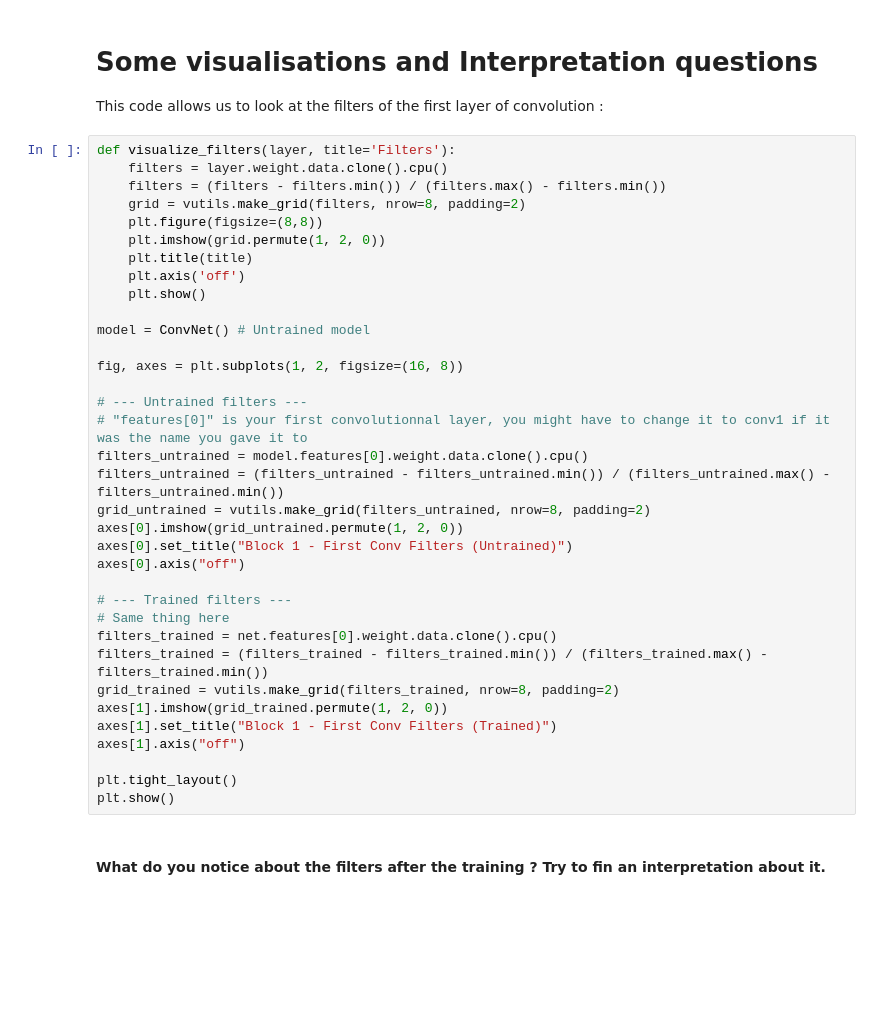
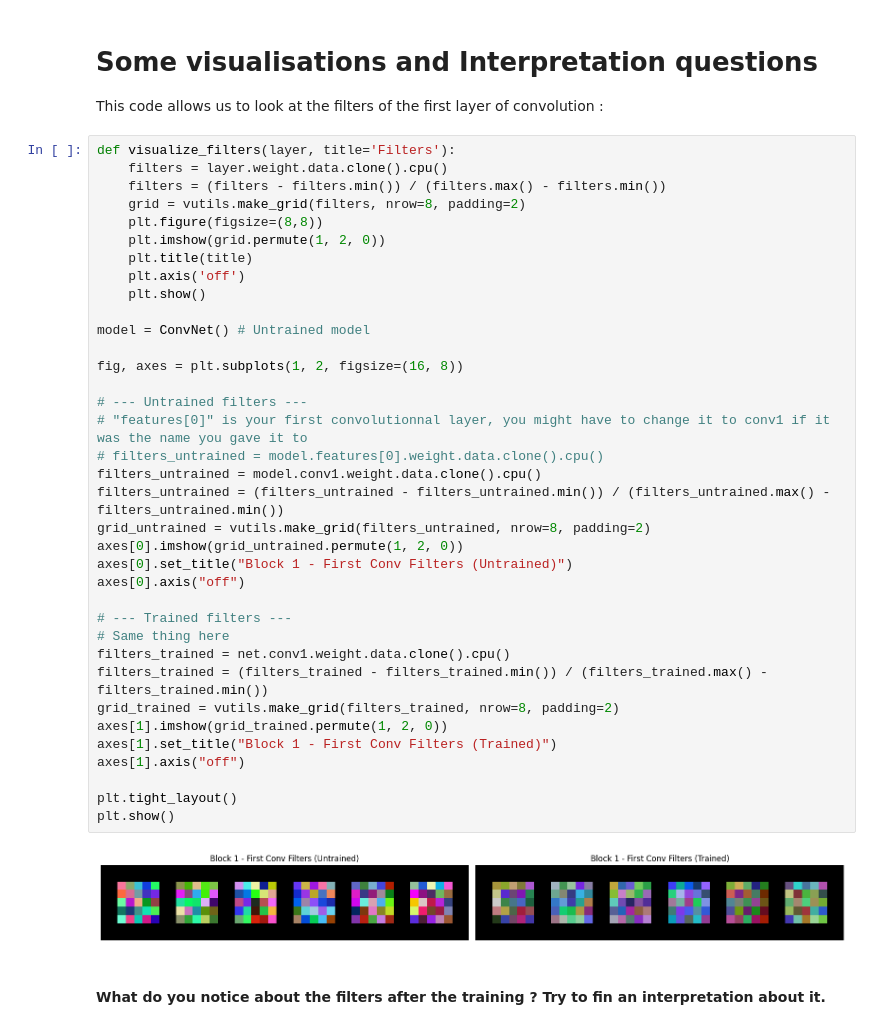
Before and after one commit to TomasAnderegg/Deep-Learning-for-Autonomous-Vehicles, a Jupyter notebook: graded_homework/hw1/CNN Exercice.ipynb, the cells around one changed output. Drawn from its saved outputs; the diff is of its cells as text; blank space fills up the shorter version.

```diff
--- a/graded_homework/hw1/CNN Exercice.ipynb
+++ b/graded_homework/hw1/CNN Exercice.ipynb
@@ -414,35 +414,38 @@ def visualize_filters(layer, title='Filters'):
     filters = (filters - filters.min()) / (filters.max() - filters.min())
     grid = vutils.make_grid(filters, nrow=8, padding=2)
     plt.figure(figsize=(8,8))
     plt.imshow(grid.permute(1, 2, 0))
     plt.title(title)
     plt.axis('off')
     plt.show()
 
 model = ConvNet() # Untrained model
 
 fig, axes = plt.subplots(1, 2, figsize=(16, 8))
 
 # --- Untrained filters ---
 # "features[0]" is your first convolutionnal layer, you might have to change it to conv1 if it was the name you gave it to
-filters_untrained = model.features[0].weight.data.clone().cpu()
+# filters_untrained = model.features[0].weight.data.clone().cpu()
+filters_untrained = model.conv1.weight.data.clone().cpu()
 filters_untrained = (filters_untrained - filters_untrained.min()) / (filters_untrained.max() - filters_untrained.min())
 grid_untrained = vutils.make_grid(filters_untrained, nrow=8, padding=2)
 axes[0].imshow(grid_untrained.permute(1, 2, 0))
 axes[0].set_title("Block 1 - First Conv Filters (Untrained)")
 axes[0].axis("off")
 
 # --- Trained filters ---
 # Same thing here
-filters_trained = net.features[0].weight.data.clone().cpu()
+filters_trained = net.conv1.weight.data.clone().cpu()
 filters_trained = (filters_trained - filters_trained.min()) / (filters_trained.max() - filters_trained.min())
 grid_trained = vutils.make_grid(filters_trained, nrow=8, padding=2)
 axes[1].imshow(grid_trained.permute(1, 2, 0))
 axes[1].set_title("Block 1 - First Conv Filters (Trained)")
 axes[1].axis("off")
 
 plt.tight_layout()
 plt.show()
+# %% [output]
+[figure, added]
 # %% [markdown]
 #### What do you notice about the filters after the training ? Try to fin an interpretation about it.
 # %% [markdown]
```
Also changed, not shown: parts of 4 cells of this notebook.
